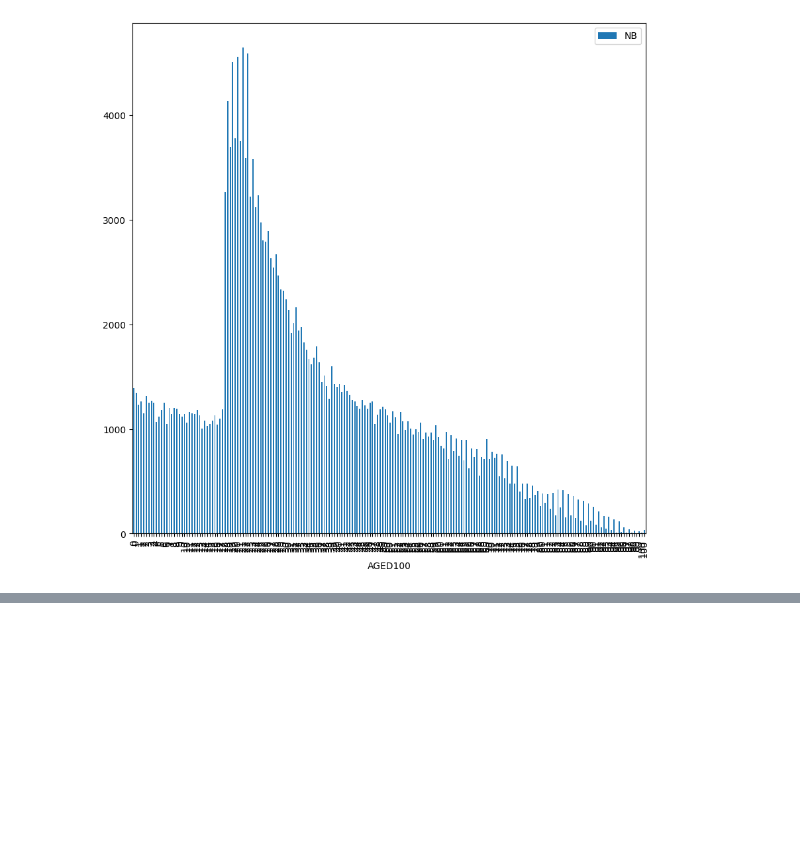
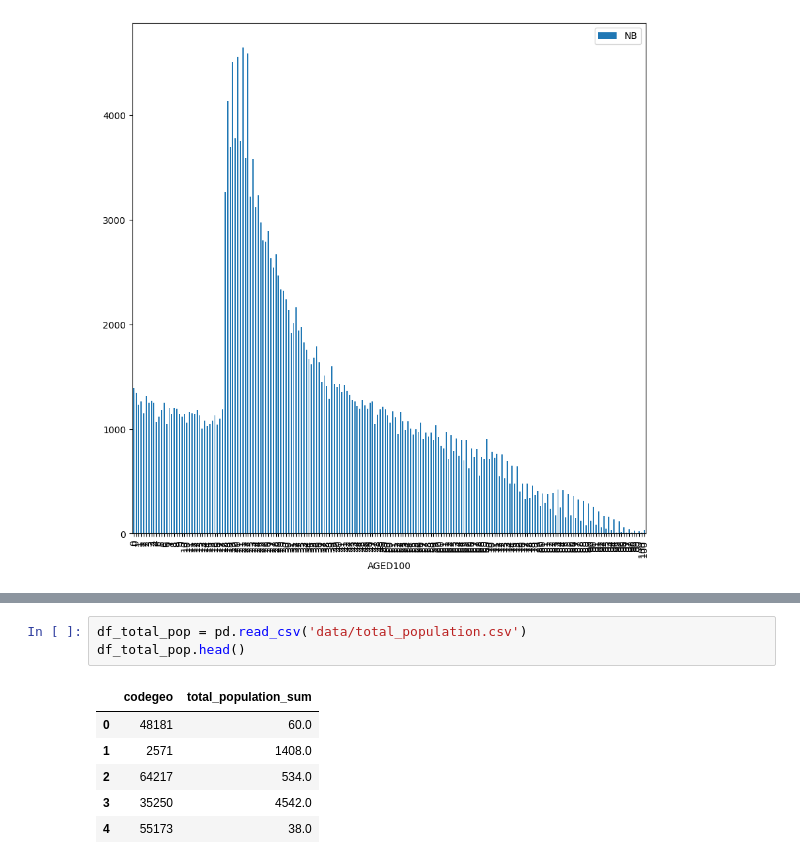
Before and after one commit to yzpt/react-vector-tiles-demographics, a Jupyter notebook: 1.0.extract.ipynb, the cells around one changed output, grey strips where cells are left out. Drawn from its saved outputs; the diff is of its cells as text; blank space fills up the shorter version.

```diff
--- a/1.0.extract.ipynb
+++ b/1.0.extract.ipynb
@@ -101,0 +119,10 @@ plt.show()
+# %%
+df_total_pop = pd.read_csv('data/total_population.csv')
+df_total_pop.head()
+# %% [output]
+|  | codegeo | total_population_sum |
+| 0 | 48181 | 60.0 |
+| 1 | 2571 | 1408.0 |
+| 2 | 64217 | 534.0 |
+| 3 | 35250 | 4542.0 |
+| 4 | 55173 | 38.0 |
```
Also changed, not shown: parts of 9 cells of this notebook, 4 other files.
